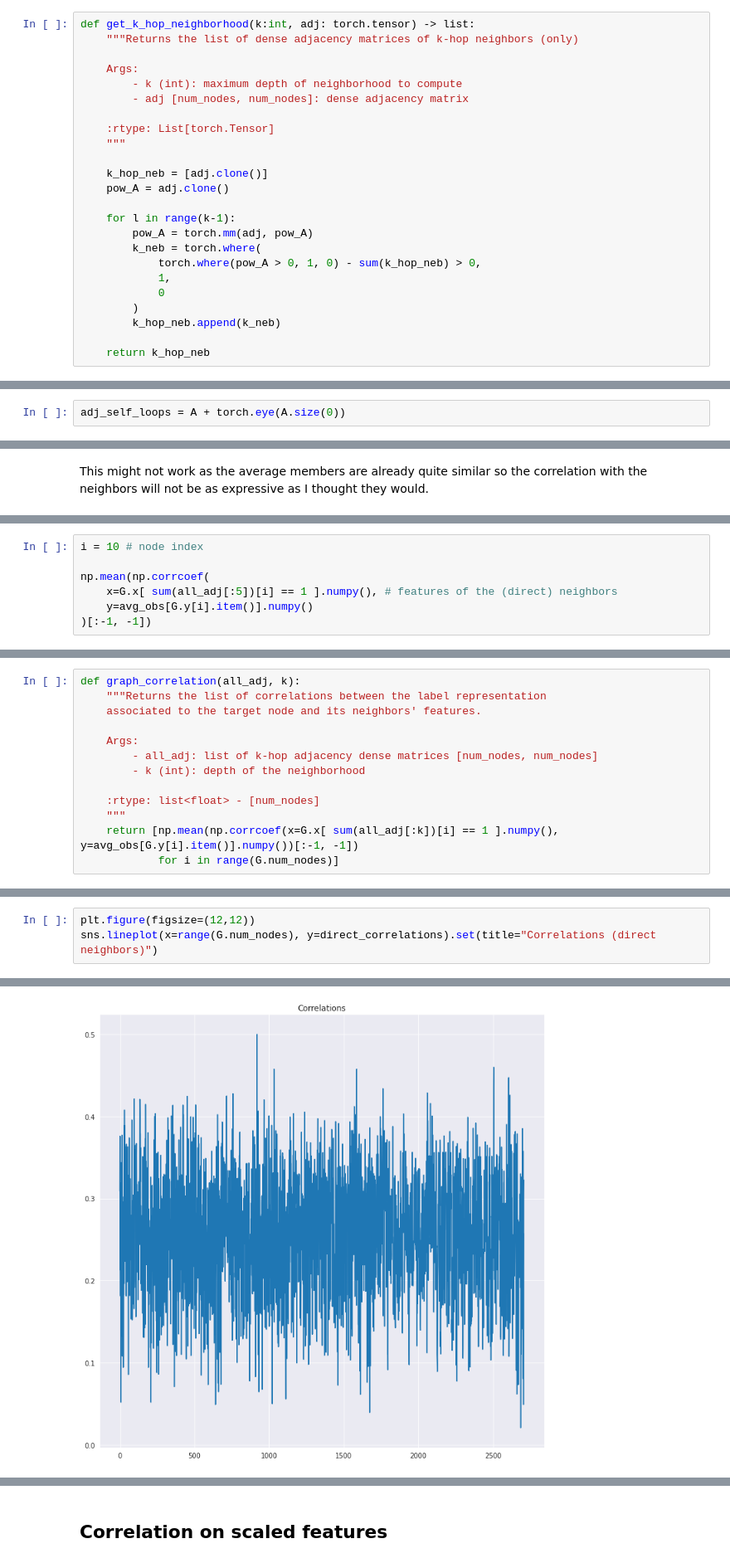
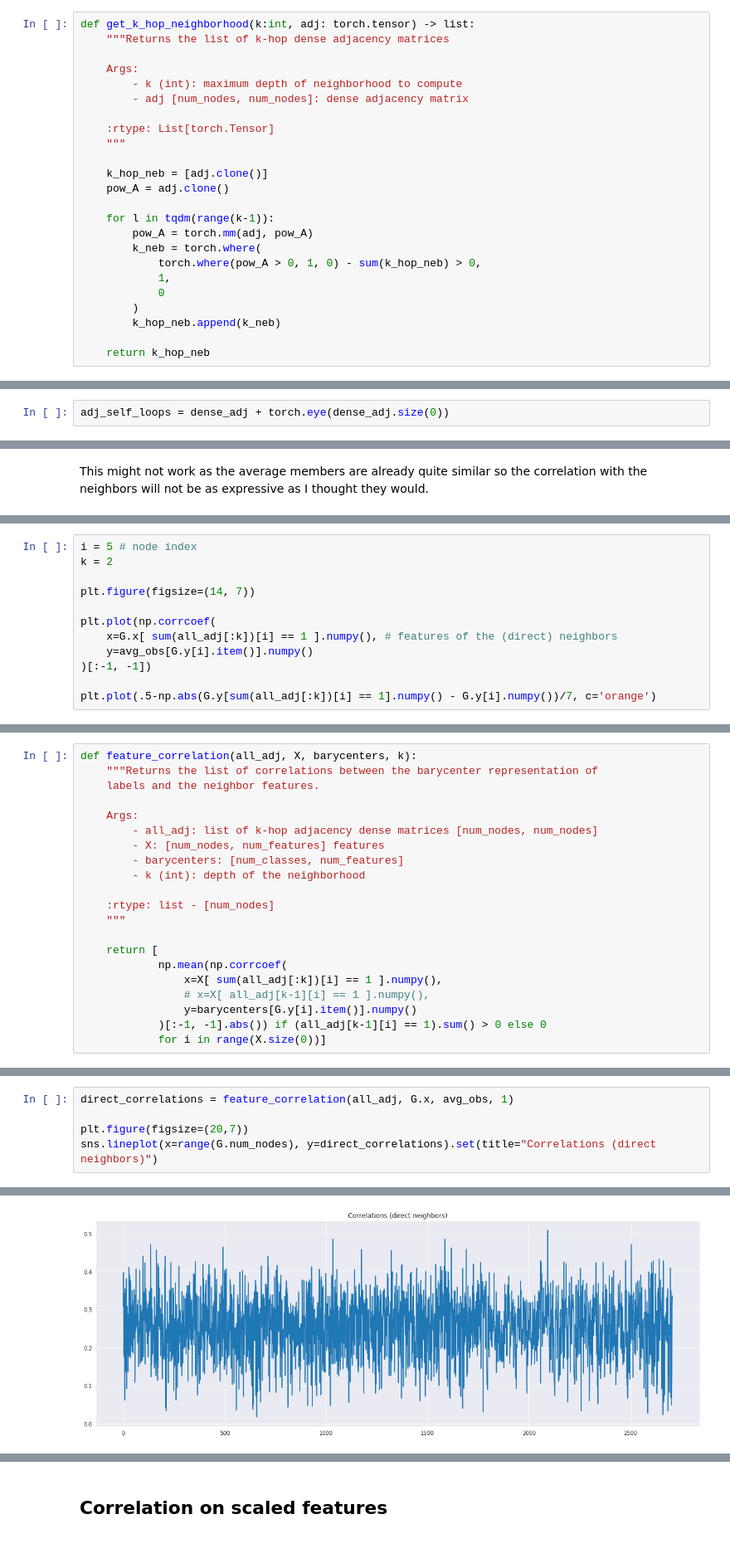
Before and after one commit to achrafash/gnn-receptive-fields, a Jupyter notebook: 00_cora_analysis.ipynb, the cells around one changed output, grey strips where cells are left out. Shown at 83% size. Saved outputs shown, nothing was run; the diff lists cells and outputs as text.

Commit message:
visualize feature correlation for k-hop neighbors and scale features

```diff
--- a/00_cora_analysis.ipynb
+++ b/00_cora_analysis.ipynb
@@ -113,6 +114,6 @@ Let's try to increase the neighborhood by one:
 # %%
 def get_k_hop_neighborhood(k:int, adj: torch.tensor) -> list:
-    """Returns the list of dense adjacency matrices of k-hop neighbors (only)
+    """Returns the list of k-hop dense adjacency matrices
 
     Args:
         - k (int): maximum depth of neighborhood to compute
@@ -124,7 +125,7 @@ def get_k_hop_neighborhood(k:int, adj: torch.tensor) -> list:
     k_hop_neb = [adj.clone()]
     pow_A = adj.clone()
 
-    for l in range(k-1):
+    for l in tqdm(range(k-1)):
         pow_A = torch.mm(adj, pow_A)
         k_neb = torch.where(
             torch.where(pow_A > 0, 1, 0) - sum(k_hop_neb) > 0,
@@ -364,7 +371,7 @@ $$
 
 I don't think this is what we are looking for, because we are comparing two different things: node features and node labels which have nothing in common and are not supposed to follow the same distribution.
 # %%
-adj_self_loops = A + torch.eye(A.size(0))
+adj_self_loops = dense_adj + torch.eye(dense_adj.size(0))
 # %%
 all_adj = get_k_hop_neighborhood(20, adj_self_loops)
 # %%
@@ -517,8 +541,13 @@ $$mean(\left\{ cor(X_u, \bar{X}_j), \; \forall u \in \cal N_k(v) \right\})$$
 # %%
-i = 10 # node index
+i = 5 # node index
+k = 2
 
-np.mean(np.corrcoef(
-    x=G.x[ sum(all_adj[:5])[i] == 1 ].numpy(), # features of the (direct) neighbors
+plt.figure(figsize=(14, 7))
+
+plt.plot(np.corrcoef(
+    x=G.x[ sum(all_adj[:k])[i] == 1 ].numpy(), # features of the (direct) neighbors
     y=avg_obs[G.y[i].item()].numpy()
 )[:-1, -1])
+
+plt.plot(.5-np.abs(G.y[sum(all_adj[:k])[i] == 1].numpy() - G.y[i].numpy())/7, c='orange')
 # %% [output]
@@ -526,13 +556,21 @@ np.mean(np.corrcoef(
 # %%
-def graph_correlation(all_adj, k):
-    """Returns the list of correlations between the label representation
-    associated to the target node and its neighbors' features.
+def feature_correlation(all_adj, X, barycenters, k):
+    """Returns the list of correlations between the barycenter representation of
+    labels and the neighbor features.
 
     Args:
         - all_adj: list of k-hop adjacency dense matrices [num_nodes, num_nodes]
+        - X: [num_nodes, num_features] features
+        - barycenters: [num_classes, num_features]
         - k (int): depth of the neighborhood
 
-    :rtype: list<float> - [num_nodes]
+    :rtype: list - [num_nodes]
     """
-    return [np.mean(np.corrcoef(x=G.x[ sum(all_adj[:k])[i] == 1 ].numpy(), y=avg_obs[G.y[i].item()].numpy())[:-1, -1])
-            for i in range(G.num_nodes)]
+
+    return [
+            np.mean(np.corrcoef(
+                x=X[ sum(all_adj[:k])[i] == 1 ].numpy(),
+                # x=X[ all_adj[k-1][i] == 1 ].numpy(),
+                y=barycenters[G.y[i].item()].numpy()
+            )[:-1, -1].abs()) if (all_adj[k-1][i] == 1).sum() > 0 else 0
+            for i in range(X.size(0))]
@@ -544,4 +577,6 @@ direct_correlations = graph_correlation(all_adj, 1)
 # %%
-plt.figure(figsize=(12,12))
+direct_correlations = feature_correlation(all_adj, G.x, avg_obs, 1)
+
+plt.figure(figsize=(20,7))
 sns.lineplot(x=range(G.num_nodes), y=direct_correlations).set(title="Correlations (direct neighbors)")
 # %% [output]
@@ -549 +584 @@ sns.lineplot(x=range(G.num_nodes), y=direct_correlations).set(title="Correlation
-[figure, old version]
+[figure, new version]
```
Also changed, not shown: parts of 61 cells of this notebook.
